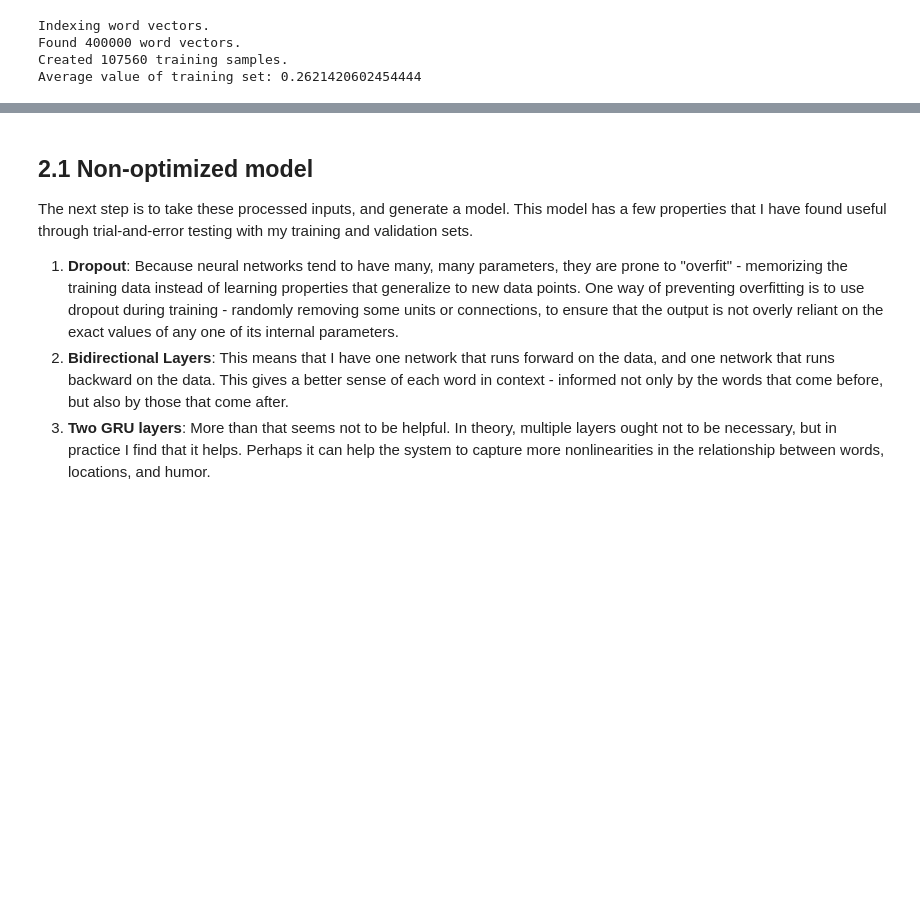
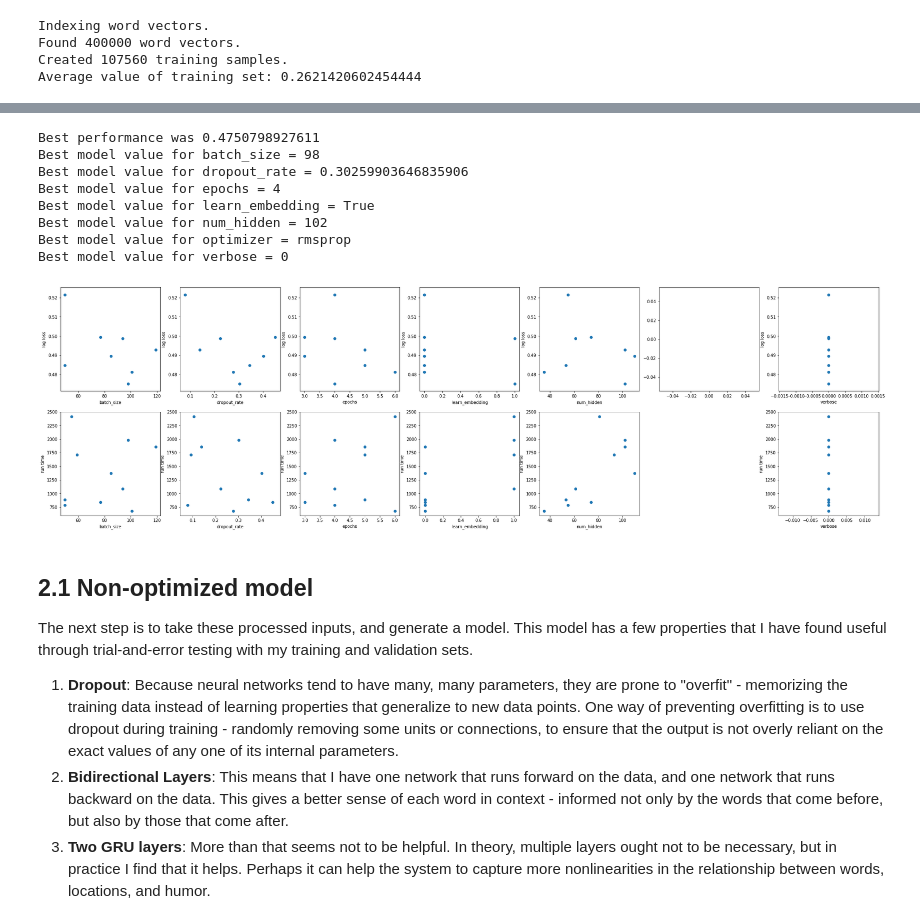
Before and after one commit to coraames/WaitWait, a Jupyter notebook: WWDA Predicting Humor.ipynb, the cells around one changed output, grey strips where cells are left out. Cells and saved outputs as stored; diff of their text form; code cells hidden in the pictures; blank space fills up the shorter version.

```diff
--- a/WWDA Predicting Humor.ipynb
+++ b/WWDA Predicting Humor.ipynb
@@ -807,16 +814,14 @@ def Segment_input(lines_df, min_words=0,max_words = float('inf')):
 # %%
 # take in the lines in the training and validation sets, and encode it as a series of integers
 def Encode_lines(x_list,max_num_words = MAX_VOCABULARY,sequence_length = MAX_SEQUENCE_LENGTH):
-
-    # Vectorize the text samples into a 2D integer tensor (using the training data only for the encoder)
-    tokenizer = Tokenizer(num_words=max_num_words)
+    tokenizer = Tokenizer(num_words=MAX_VOCABULARY,lower=True,oov_token=0)
     tokenizer.fit_on_texts(np.concatenate(x_list))
     word_index = tokenizer.word_index
 
     # Encode each of the inputs
     x_encoded = []
     for x in x_list:
-        x_encoded.append(Encode_and_pad(x,tokenizer,sequence_length))
+        x_encoded.append(Encode_and_pad(x,tokenizer,MAX_SEQUENCE_LENGTH))
 
     return x_encoded,word_index
 
@@ -878,5 +886,5 @@ def Process_data(lines_df, min_words=20,max_length = MAX_SEQUENCE_LENGTH,
 # %%
-x_train,x_train_encoded,y_train,x_val,x_val_encoded,y_val,x_test,x_test_encoded,y_test,embedding_matrix = Process_data(lines_df,min_words=1,max_length=30)
+x_train,x_train_encoded,y_train,x_val,x_val_encoded,y_val,x_test,x_test_encoded,y_test,embedding_matrix,y_crosstrain = Process_data(lines_df,min_words=1,max_length=30)
 
 print(f'Created {y_train.size} training samples.')
 print(f'Average value of training set: {y_train.mean()}')
@@ -953,2 +895,0 @@ def Replace_synonyms(x,p=0.5):
-# %%
-x_augmented,x_train_augmented_encoded,y_augmented,x_val_encoded,embedding_matrix = Augment_training_set(x_train,y_train,num_samples=1)
@@ -968,0 +953,30 @@ Found 400000 word vectors.
+# %%
+# Build a wrapper for the network, so that we can optimize its hyperparameters using sklearn
+sklearn_CNN = keras.wrappers.scikit_learn.KerasClassifier(build_fn=Segment_CNN)
+
+# Specify hyperparameters - typically a range,
+# although can also set single values for hyperparameters we don't want to modify
+param_dict = {'dropout_rate': uniform(0,.5),
+              'num_hidden': randint(32,128),
+              'batch_size':randint(32,128),
+              'epochs':randint(3,7),
+              'optimizer':['adam','nadam','rmsprop'],
+              'verbose':[0],
+              'learn_embedding':[True,False]
+}
+
+# Perform several iterations over the hyperparameter space
+n_iter = 10
+search = RandomizedSearchCV(estimator=sklearn_CNN,
+                           param_distributions=param_dict,
+                           cv=3,
+                           n_jobs=-1,
+                           n_iter = n_iter,
+                           iid=False,
+                           scoring=make_scorer(log_loss,needs_proba=True,greater_is_better=False),
+                           verbose=2,
+                           return_train_score=False,
+                           refit=False,
+                          )
+search.fit(x_train_encoded,y_train.astype('int'));
+# Plot_results(search)
@@ -969,3 +987,15 @@ Found 400000 word vectors.
+# %%
+Plot_results(search)
+# %% [output]
+Best performance was 0.4750798927611
+Best model value for batch_size = 98
+Best model value for dropout_rate = 0.30259903646835906
+Best model value for epochs = 4
+Best model value for learn_embedding = True
+Best model value for num_hidden = 102
+Best model value for optimizer = rmsprop
+Best model value for verbose = 0
+[figure, added]
 # %% [markdown]
 ## 2.1 Non-optimized model <a name='rnn-model'></a>
 The next step is to take these processed inputs, and generate a model.
```
Also changed, not shown: parts of 50 cells of this notebook, 3 other files.
